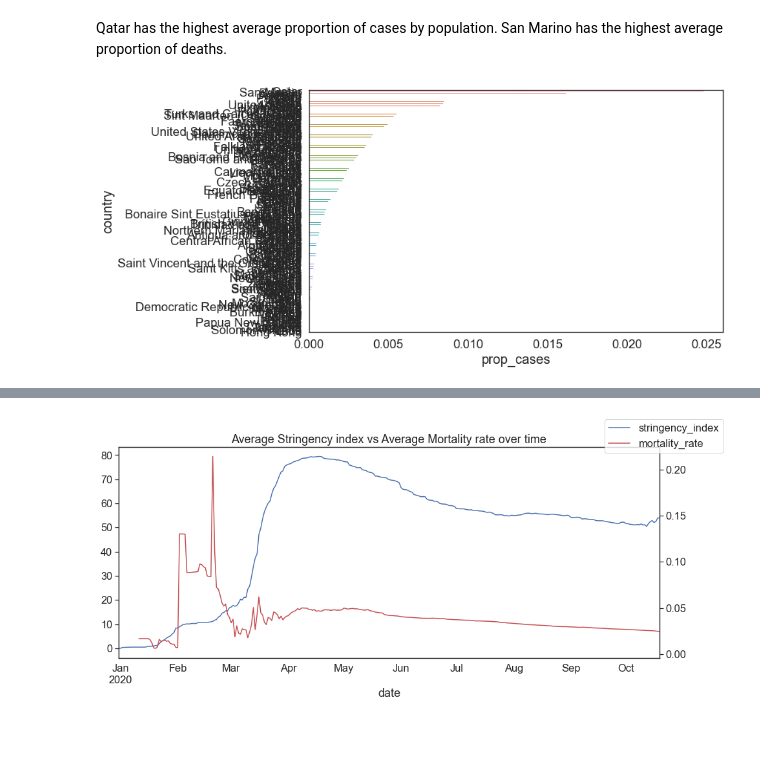
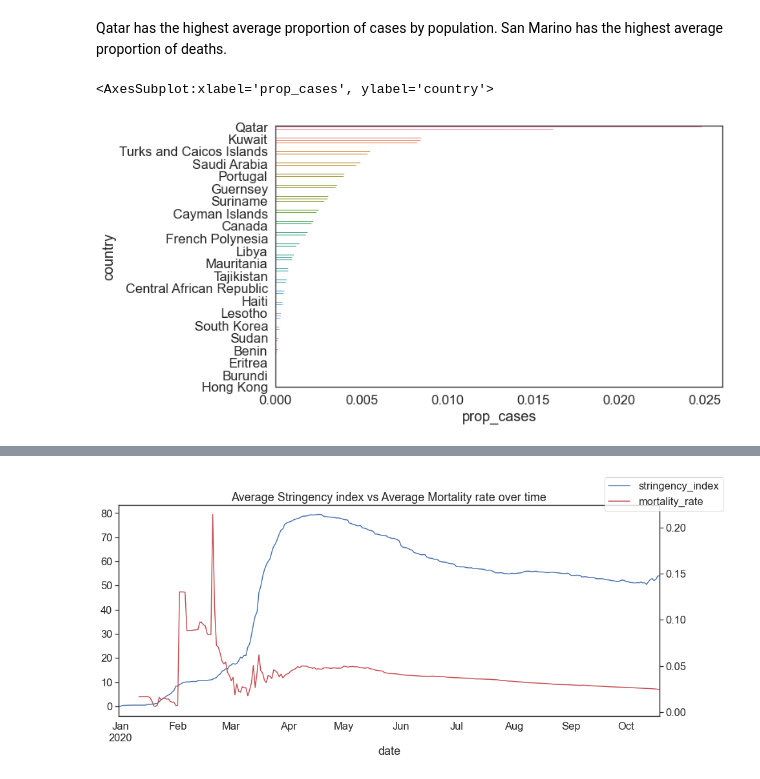
Before and after one commit to aswarth123/Hacklytics2021, a Jupyter notebook: Kaggle_Dataset_EDA.ipynb, the cells around one changed output, grey strips where cells are left out. Drawn from its saved outputs; the diff is of its cells as text; code cells hidden in the pictures; blank space fills up the shorter version.

```diff
--- a/Kaggle_Dataset_EDA.ipynb
+++ b/Kaggle_Dataset_EDA.ipynb
@@ -197,10 +205,14 @@ Qatar has the highest average proportion of cases by population. San Marino has
 # %%
 sort_propcases = by_country.sort_values(by = 'prop_cases', ascending = False)
 figure = plt.figure(figsize=(10,6))
+y_label = list(range(0,210,10))
+y_label.append(209)
 ax = sns.barplot(x = 'prop_cases', y = 'country', data = sort_propcases)
-# need to fix yticks
+plt.yticks(y_label)
+ax
 # %% [output]
+<AxesSubplot:xlabel='prop_cases', ylabel='country'>
-[figure, old version]
+[figure, new version]
 # %%
 by_time = covid_df.groupby('date').mean()
 by_time = by_time.reset_index()
```
Also changed, not shown: parts of 10 cells of this notebook.
